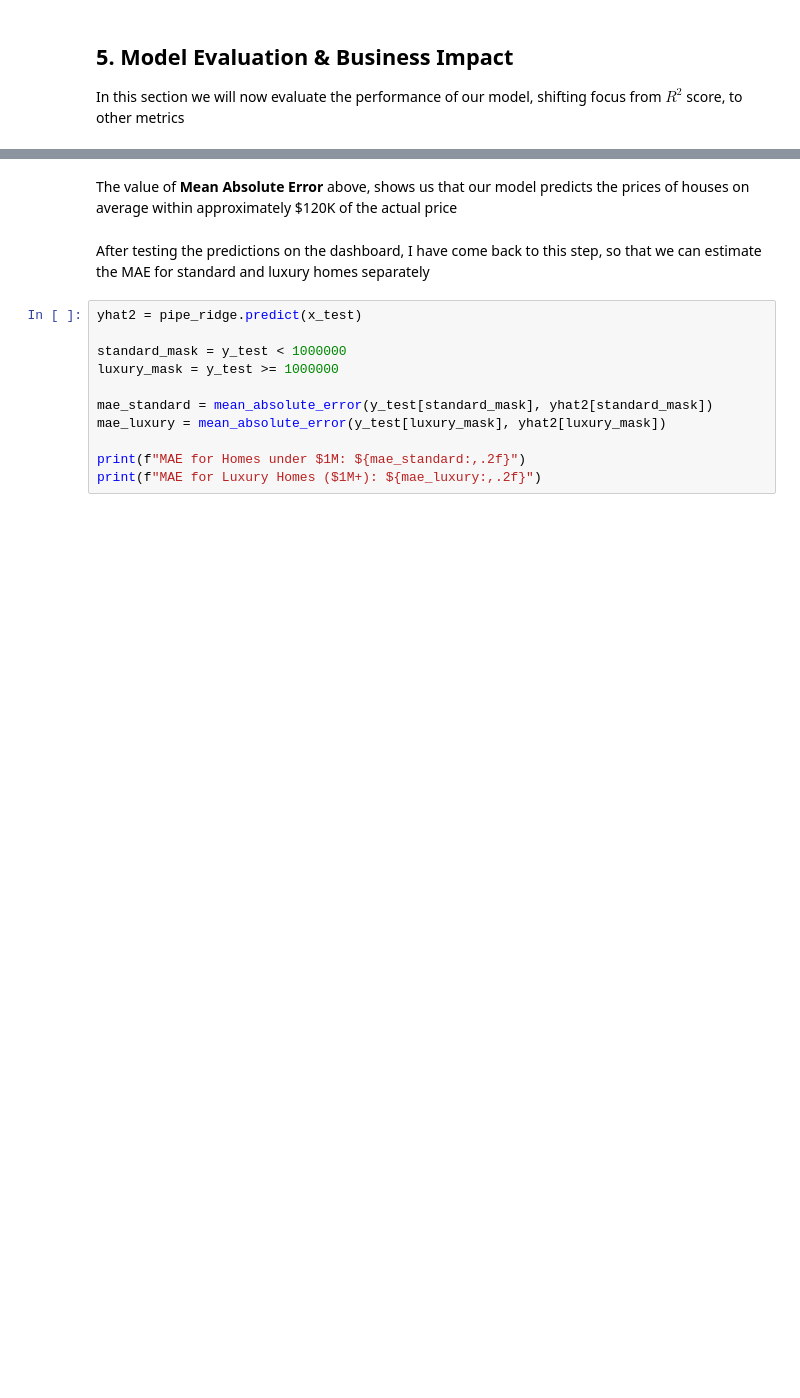
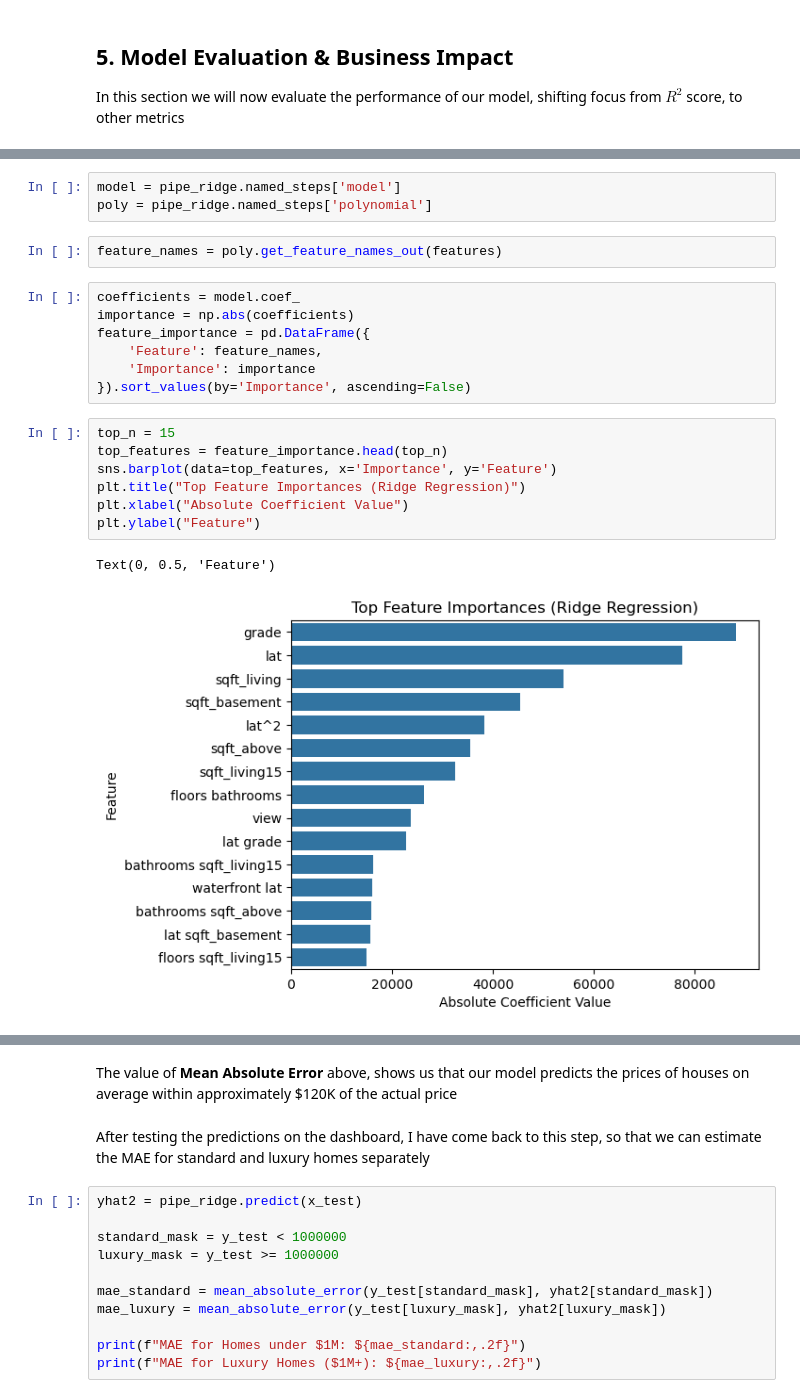
Before and after one commit to alinazir105/King-County-House-Price-Prediction, a Jupyter notebook: King_County_Professional_Valuation.ipynb, the cells around one changed output, grey strips where cells are left out. Drawn from its saved outputs; the diff is of its cells as text; blank space fills up the shorter version.

```diff
--- a/King_County_Professional_Valuation.ipynb
+++ b/King_County_Professional_Valuation.ipynb
@@ -273,0 +279,22 @@ In this section we will now evaluate the performance of our model, shifting focu
+# %%
+model = pipe_ridge.named_steps['model']
+poly = pipe_ridge.named_steps['polynomial']
+# %%
+feature_names = poly.get_feature_names_out(features)
+# %%
+coefficients = model.coef_
+importance = np.abs(coefficients)
+feature_importance = pd.DataFrame({
+    'Feature': feature_names,
+    'Importance': importance
+}).sort_values(by='Importance', ascending=False)
+# %%
+top_n = 15
+top_features = feature_importance.head(top_n)
+sns.barplot(data=top_features, x='Importance', y='Feature')
+plt.title("Top Feature Importances (Ridge Regression)")
+plt.xlabel("Absolute Coefficient Value")
+plt.ylabel("Feature")
+# %% [output]
+Text(0, 0.5, 'Feature')
+[figure, added]
```
Also changed, not shown: parts of 17 cells of this notebook, 3 other files.
